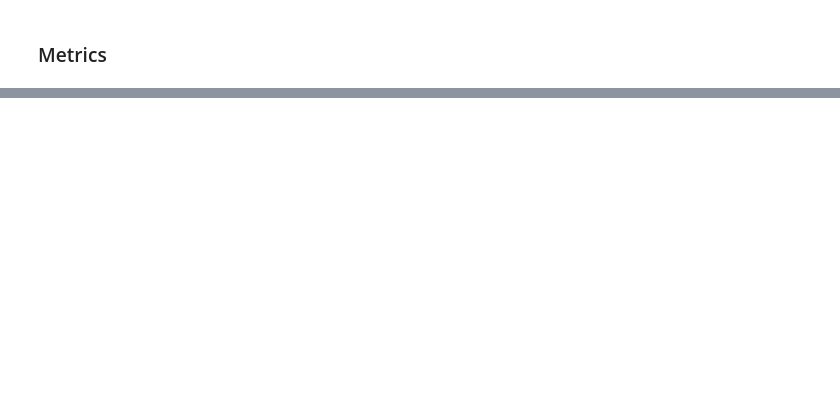
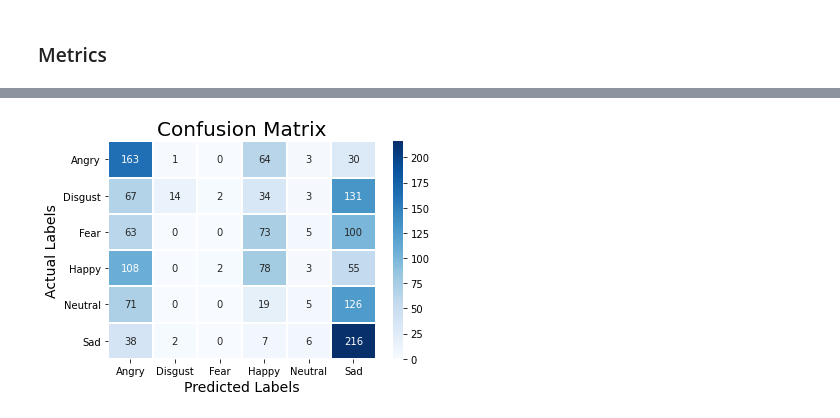
Before and after one commit to tiffanyhltse/cs663-final-ml-project, a Jupyter notebook: 3_baseline_SVM_KNN_LSTM.ipynb, the cells around one changed output, grey strips where cells are left out. Saved outputs shown, nothing was run; the diff lists cells and outputs as text; code cells hidden in the pictures; blank space fills up the shorter version.

Commit message:
Fix bug in baseline model

```diff
--- a/3_baseline_SVM_KNN_LSTM.ipynb
+++ b/3_baseline_SVM_KNN_LSTM.ipynb
@@ -506,8 +509,7 @@ def create_model():
     model.add(LSTM(100, dropout=0.1, recurrent_dropout=0.1))
     model.add(Dense(6, activation='softmax'))
     model.compile(loss='categorical_crossentropy', metrics=['accuracy'], optimizer='adam')
-    return modelmodel = create_model()
-model.summary()
+    return model
 # %%
 model = create_model()
 model.summary()
@@ -550,13 +593,15 @@ print('Loss: {:0.3f}\nAccuracy: {:0.3f}'.format(accuracy[0],accuracy[1]))
 prediction = model.predict_classes(X_test)
 label = np.where(y_test)[1]
 # %%
-confusion = confusion_matrix(labels=label, predictions=prediction, num_classes=6)
+confusion = confusion_matrix(label, prediction)
 # %%
 cate = ['Angry', 'Disgust', 'Fear', 'Happy', 'Neutral', 'Sad']
 # %%
-cm = pd.DataFrame(confusion.numpy(), index = [i for i in cate] , columns = [i for i in cate])
+cm = pd.DataFrame(confusion, index = [i for i in cate] , columns = [i for i in cate])
 sns.heatmap(cm, linecolor='white', cmap='Blues', linewidth=1, annot=True, fmt='')
 plt.title('Confusion Matrix', size=20)
 plt.xlabel('Predicted Labels', size=14)
 plt.ylabel('Actual Labels', size=14)
 plt.show()
+# %% [output]
+[figure, added]
```
Also changed, not shown: parts of 7 cells of this notebook.
